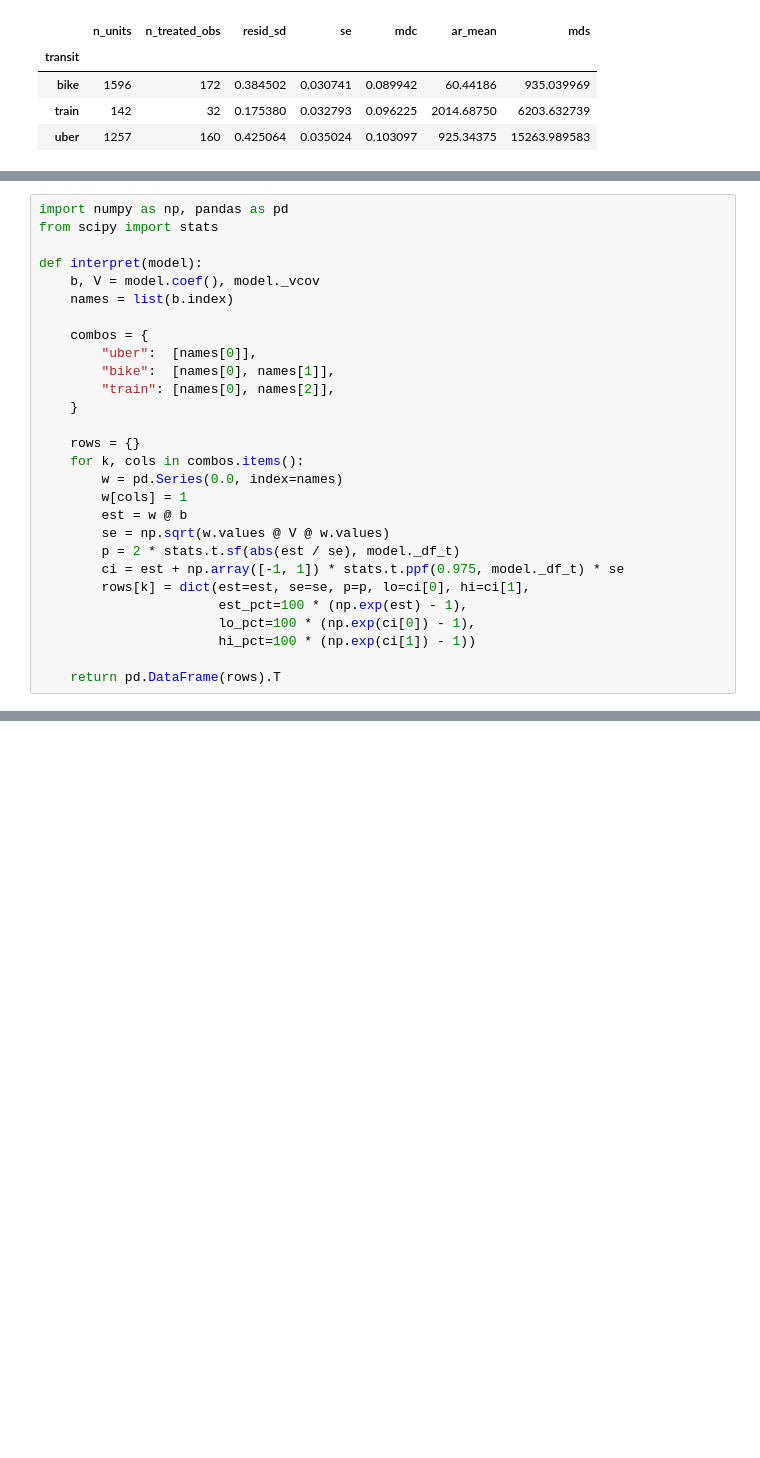
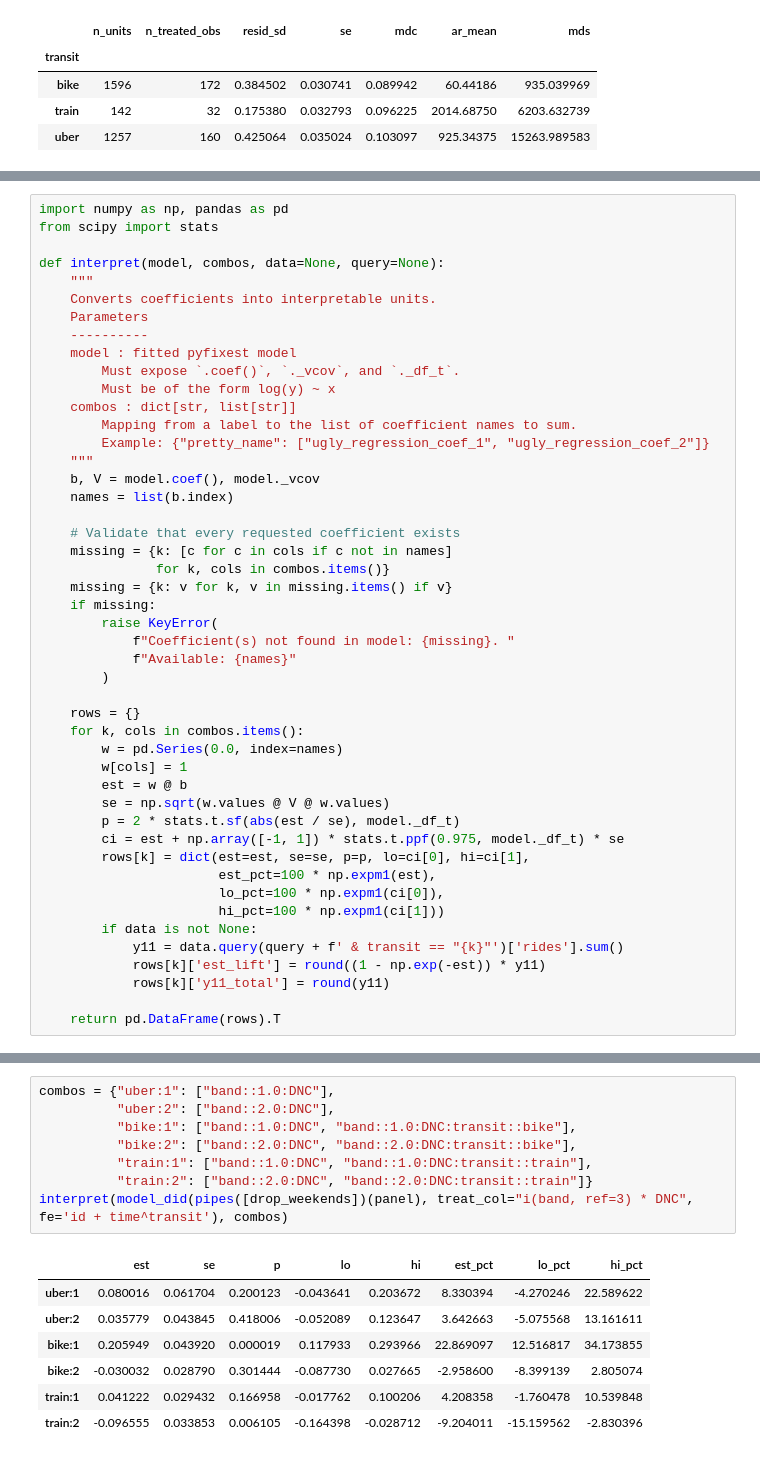
Before and after one commit to eric-mc2/DNCTransit, a Jupyter notebook: pipeline/8-model.ipynb, the cells around one changed output, grey strips where cells are left out. Saved outputs shown, nothing was run; the diff lists cells and outputs as text; blank space fills up the shorter version.

```diff
--- a/pipeline/8-model.ipynb
+++ b/pipeline/8-model.ipynb
@@ -272,15 +322,30 @@ panel_mde_ai(panel, "transit", "id", "time", "rides", "treat")
 import numpy as np, pandas as pd
 from scipy import stats
 
-def interpret(model):
+def interpret(model, combos, data=None, query=None):
+    """
+    Converts coefficients into interpretable units.
+    Parameters
+    ----------
+    model : fitted pyfixest model
+        Must expose `.coef()`, `._vcov`, and `._df_t`.
+        Must be of the form log(y) ~ x
+    combos : dict[str, list[str]]
+        Mapping from a label to the list of coefficient names to sum.
+        Example: {"pretty_name": ["ugly_regression_coef_1", "ugly_regression_coef_2"]}
+    """
     b, V = model.coef(), model._vcov
     names = list(b.index)
 
-    combos = {
-        "uber":  [names[0]],
-        "bike":  [names[0], names[1]],
-        "train": [names[0], names[2]],
-    }
+    # Validate that every requested coefficient exists
+    missing = {k: [c for c in cols if c not in names]
+               for k, cols in combos.items()}
+    missing = {k: v for k, v in missing.items() if v}
+    if missing:
+        raise KeyError(
+            f"Coefficient(s) not found in model: {missing}. "
+            f"Available: {names}"
+        )
 
     rows = {}
     for k, cols in combos.items():
@@ -291,8 +356,12 @@ def interpret(model):
         p = 2 * stats.t.sf(abs(est / se), model._df_t)
         ci = est + np.array([-1, 1]) * stats.t.ppf(0.975, model._df_t) * se
         rows[k] = dict(est=est, se=se, p=p, lo=ci[0], hi=ci[1],
-                       est_pct=100 * (np.exp(est) - 1),
-                       lo_pct=100 * (np.exp(ci[0]) - 1),
-                       hi_pct=100 * (np.exp(ci[1]) - 1))
+                       est_pct=100 * np.expm1(est),
+                       lo_pct=100 * np.expm1(ci[0]),
+                       hi_pct=100 * np.expm1(ci[1]))
+        if data is not None:
+            y11 = data.query(query + f' & transit == "{k}"')['rides'].sum()
+            rows[k]['est_lift'] = round((1 - np.exp(-est)) * y11)
+            rows[k]['y11_total'] = round(y11)
 
     return pd.DataFrame(rows).T
@@ -298,0 +385,16 @@ def interpret(model):
+# %%
+combos = {"uber:1": ["band::1.0:DNC"],
+          "uber:2": ["band::2.0:DNC"],
+          "bike:1": ["band::1.0:DNC", "band::1.0:DNC:transit::bike"],
+          "bike:2": ["band::2.0:DNC", "band::2.0:DNC:transit::bike"],
+          "train:1": ["band::1.0:DNC", "band::1.0:DNC:transit::train"],
+          "train:2": ["band::2.0:DNC", "band::2.0:DNC:transit::train"]}
+interpret(model_did(pipes([drop_weekends])(panel), treat_col="i(band, ref=3) * DNC", fe='id + time^transit'), combos)
+# %% [output]
+|  | est | se | p | lo | hi | est_pct | lo_pct | hi_pct |
+| uber:1 | 0.080016 | 0.061704 | 0.200123 | -0.043641 | 0.203672 | 8.330394 | -4.270246 | 22.589622 |
+| uber:2 | 0.035779 | 0.043845 | 0.418006 | -0.052089 | 0.123647 | 3.642663 | -5.075568 | 13.161611 |
+| bike:1 | 0.205949 | 0.043920 | 0.000019 | 0.117933 | 0.293966 | 22.869097 | 12.516817 | 34.173855 |
+| bike:2 | -0.030032 | 0.028790 | 0.301444 | -0.087730 | 0.027665 | -2.958600 | -8.399139 | 2.805074 |
+| train:1 | 0.041222 | 0.029432 | 0.166958 | -0.017762 | 0.100206 | 4.208358 | -1.760478 | 10.539848 |
+| train:2 | -0.096555 | 0.033853 | 0.006105 | -0.164398 | -0.028712 | -9.204011 | -15.159562 | -2.830396 |
```
Also changed, not shown: parts of 36 cells of this notebook, 13 other files.
